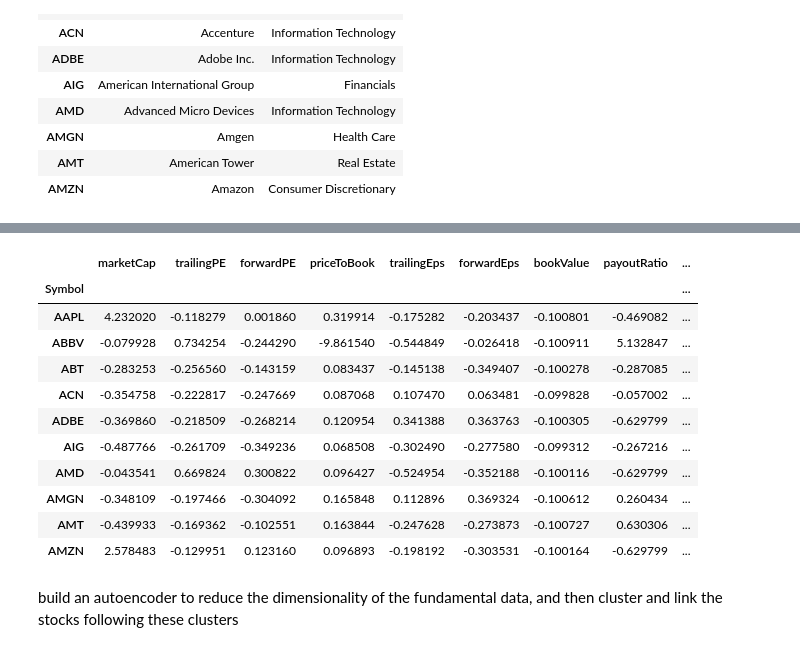
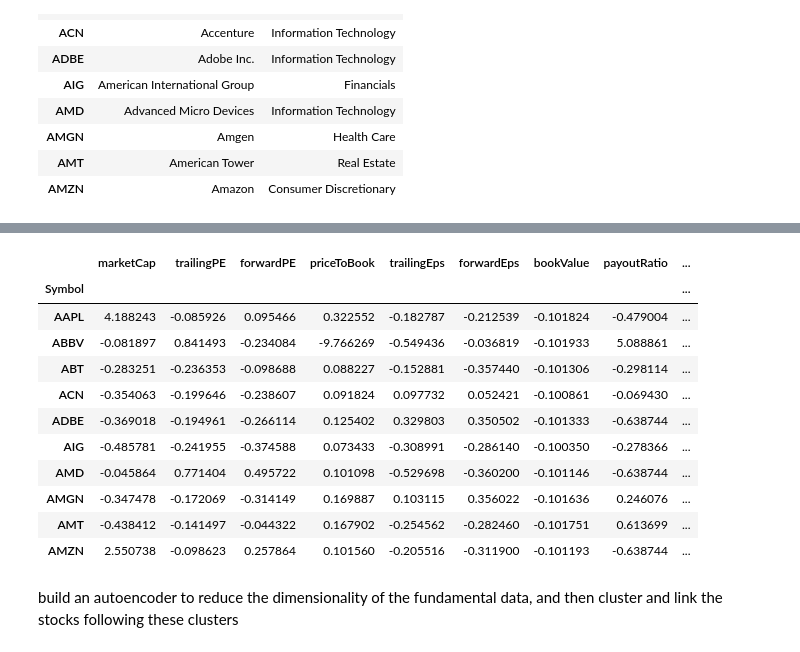
Before and after one commit to amirzarandi/morningside-roarcast, a Jupyter notebook: notebooks/graph.ipynb, the cells around one changed output, grey strips where cells are left out. Cells and saved outputs as stored; diff of their text form; code cells hidden in the pictures.

```diff
--- a/notebooks/graph.ipynb
+++ b/notebooks/graph.ipynb
@@ -36,19 +36,19 @@ plt.show()
 # %%
-fundamentals = pd.read_csv('../data/fundamentals.csv').set_index("Symbol")
+fundamentals = pd.read_csv('../data/raw/fundamentals.csv').set_index("Symbol")
 fundamentals.head(n=10)
 # %% [output]
 |  | marketCap | trailingPE | forwardPE | priceToBook | trailingEps | forwardEps | bookValue | payoutRatio | ... |
 | Symbol |  |  |  |  |  |  |  |  | ... |
-| AAPL | 4.232020 | -0.118279 | 0.001860 | 0.319914 | -0.175282 | -0.203437 | -0.100801 | -0.469082 | ... |
-| ABBV | -0.079928 | 0.734254 | -0.244290 | -9.861540 | -0.544849 | -0.026418 | -0.100911 | 5.132847 | ... |
-| ABT | -0.283253 | -0.256560 | -0.143159 | 0.083437 | -0.145138 | -0.349407 | -0.100278 | -0.287085 | ... |
-| ACN | -0.354758 | -0.222817 | -0.247669 | 0.087068 | 0.107470 | 0.063481 | -0.099828 | -0.057002 | ... |
-| ADBE | -0.369860 | -0.218509 | -0.268214 | 0.120954 | 0.341388 | 0.363763 | -0.100305 | -0.629799 | ... |
-| AIG | -0.487766 | -0.261709 | -0.349236 | 0.068508 | -0.302490 | -0.277580 | -0.099312 | -0.267216 | ... |
-| AMD | -0.043541 | 0.669824 | 0.300822 | 0.096427 | -0.524954 | -0.352188 | -0.100116 | -0.629799 | ... |
-| AMGN | -0.348109 | -0.197466 | -0.304092 | 0.165848 | 0.112896 | 0.369324 | -0.100612 | 0.260434 | ... |
-| AMT | -0.439933 | -0.169362 | -0.102551 | 0.163844 | -0.247628 | -0.273873 | -0.100727 | 0.630306 | ... |
-| AMZN | 2.578483 | -0.129951 | 0.123160 | 0.096893 | -0.198192 | -0.303531 | -0.100164 | -0.629799 | ... |
+| AAPL | 4.188243 | -0.085926 | 0.095466 | 0.322552 | -0.182787 | -0.212539 | -0.101824 | -0.479004 | ... |
+| ABBV | -0.081897 | 0.841493 | -0.234084 | -9.766269 | -0.549436 | -0.036819 | -0.101933 | 5.088861 | ... |
+| ABT | -0.283251 | -0.236353 | -0.098688 | 0.088227 | -0.152881 | -0.357440 | -0.101306 | -0.298114 | ... |
+| ACN | -0.354063 | -0.199646 | -0.238607 | 0.091824 | 0.097732 | 0.052421 | -0.100861 | -0.069430 | ... |
+| ADBE | -0.369018 | -0.194961 | -0.266114 | 0.125402 | 0.329803 | 0.350502 | -0.101333 | -0.638744 | ... |
+| AIG | -0.485781 | -0.241955 | -0.374588 | 0.073433 | -0.308991 | -0.286140 | -0.100350 | -0.278366 | ... |
+| AMD | -0.045864 | 0.771404 | 0.495722 | 0.101098 | -0.529698 | -0.360200 | -0.101146 | -0.638744 | ... |
+| AMGN | -0.347478 | -0.172069 | -0.314149 | 0.169887 | 0.103115 | 0.356022 | -0.101636 | 0.246076 | ... |
+| AMT | -0.438412 | -0.141497 | -0.044322 | 0.167902 | -0.254562 | -0.282460 | -0.101751 | 0.613699 | ... |
+| AMZN | 2.550738 | -0.098623 | 0.257864 | 0.101560 | -0.205516 | -0.311900 | -0.101193 | -0.638744 | ... |
 # %% [markdown]
 build an autoencoder to reduce the dimensionality of the fundamental data, and then cluster and link the stocks following these clusters
 # %%
```
Also changed, not shown: parts of 7 cells of this notebook, 15 other files.
